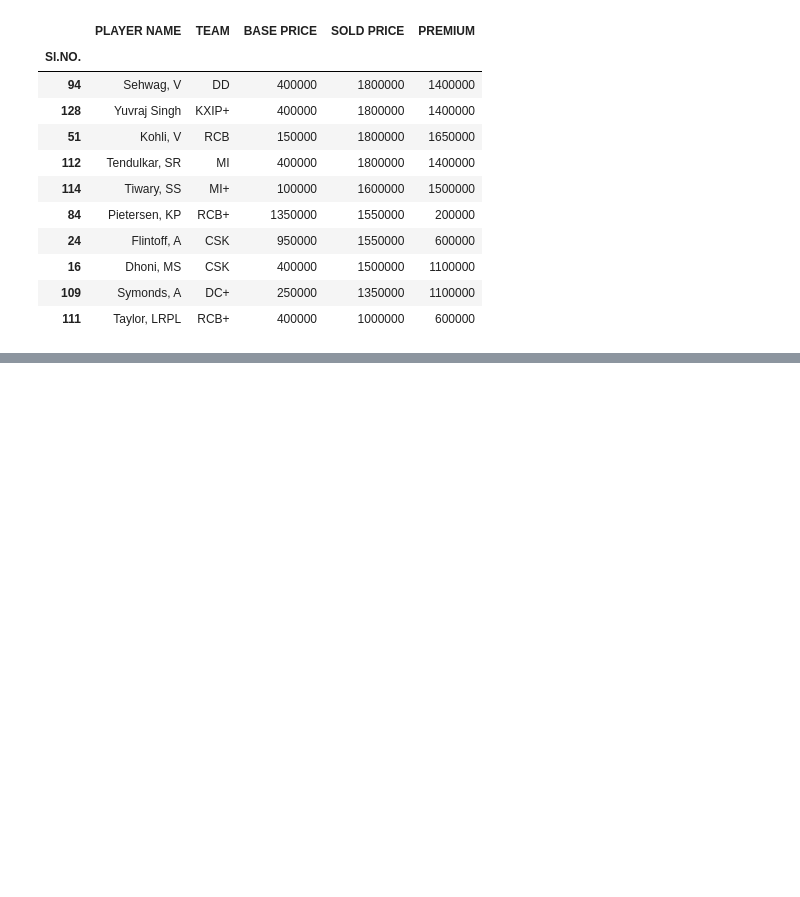
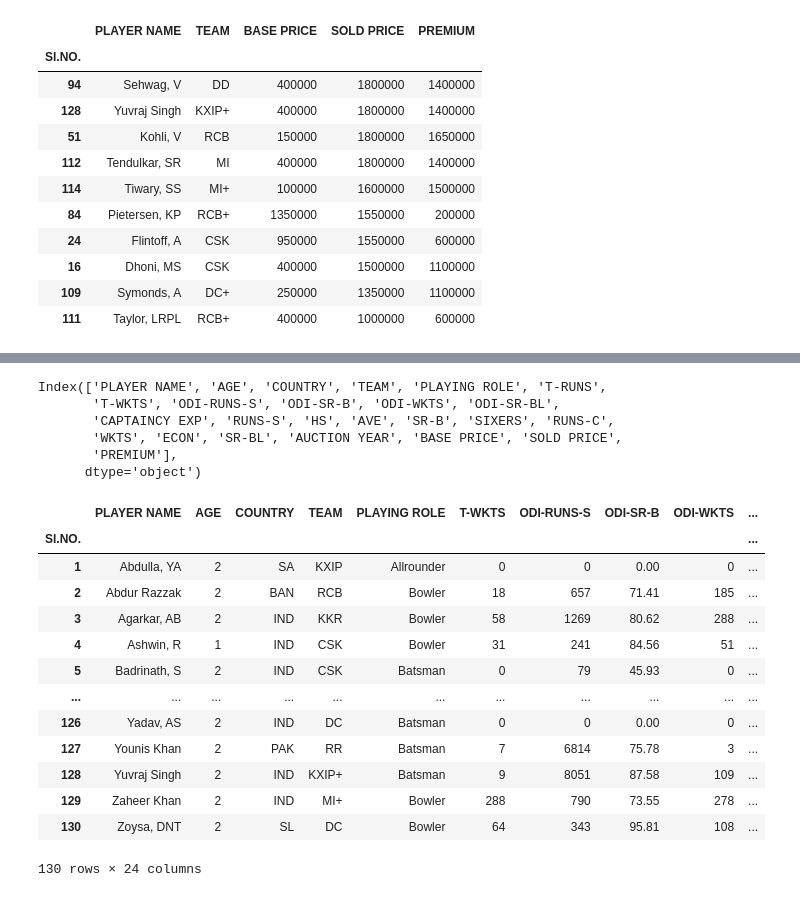
Before and after one commit to Sunny1729-prog/Data-Science-and-Machine-Learning, a Jupyter notebook: $_Class_5_6(DS_&_ML).ipynb, the cells around one changed output, grey strips where cells are left out. Drawn from its saved outputs; the diff is of its cells as text; code cells hidden in the pictures; blank space fills up the shorter version.

```diff
--- a/$_Class_5_6(DS_&_ML).ipynb
+++ b/$_Class_5_6(DS_&_ML).ipynb
@@ -370,0 +371,5 @@ df.head()
+# %%
+#Resetting  the index as default i.e range(1,no. of records,1)column of dataframe as index
+
+df=df.reset_index('Sl.NO.')
+df.head()
@@ -401,3 +414,6 @@ df2.sort_values(by='SOLD PRICE',ascending=False).head(10)
 | 16 | Dhoni, MS | CSK | 400000 | 1500000 | 1100000 |
 | 109 | Symonds, A | DC+ | 250000 | 1350000 | 1100000 |
 | 111 | Taylor, LRPL | RCB+ | 400000 | 1000000 | 600000 |
+# %%
+df.drop(columns=['AVE-BL'], axis=1,inplace=True)  # axis 1 means columns and axis 0 means rows, inplace writes the changes in the dataframe.
+df.head()
@@ -403,0 +429,28 @@ df2.sort_values(by='SOLD PRICE',ascending=False).head(10)
+# %%
+df.columns
+# %% [output]
+Index(['PLAYER NAME', 'AGE', 'COUNTRY', 'TEAM', 'PLAYING ROLE', 'T-RUNS',
+       'T-WKTS', 'ODI-RUNS-S', 'ODI-SR-B', 'ODI-WKTS', 'ODI-SR-BL',
+       'CAPTAINCY EXP', 'RUNS-S', 'HS', 'AVE', 'SR-B', 'SIXERS', 'RUNS-C',
+       'WKTS', 'ECON', 'SR-BL', 'AUCTION YEAR', 'BASE PRICE', 'SOLD PRICE',
+       'PREMIUM'],
+      dtype='object')
+# %%
+df.drop(columns=['T-RUNS'], axis=1,inplace=True)  # axis 1 means columns and axis 0 means rows, inplace writes the changes in the dataframe.
+# %%
+df
+# %% [output]
+|  | PLAYER NAME | AGE | COUNTRY | TEAM | PLAYING ROLE | T-WKTS | ODI-RUNS-S | ODI-SR-B | ODI-WKTS | ... |
+| Sl.NO. |  |  |  |  |  |  |  |  |  | ... |
+| 1 | Abdulla, YA | 2 | SA | KXIP | Allrounder | 0 | 0 | 0.00 | 0 | ... |
+| 2 | Abdur Razzak | 2 | BAN | RCB | Bowler | 18 | 657 | 71.41 | 185 | ... |
+| 3 | Agarkar, AB | 2 | IND | KKR | Bowler | 58 | 1269 | 80.62 | 288 | ... |
+| 4 | Ashwin, R | 1 | IND | CSK | Bowler | 31 | 241 | 84.56 | 51 | ... |
+| 5 | Badrinath, S | 2 | IND | CSK | Batsman | 0 | 79 | 45.93 | 0 | ... |
+| ... | ... | ... | ... | ... | ... | ... | ... | ... | ... | ... |
+| 126 | Yadav, AS | 2 | IND | DC | Batsman | 0 | 0 | 0.00 | 0 | ... |
+| 127 | Younis Khan | 2 | PAK | RR | Batsman | 7 | 6814 | 75.78 | 3 | ... |
+| 128 | Yuvraj Singh | 2 | IND | KXIP+ | Batsman | 9 | 8051 | 87.58 | 109 | ... |
+| 129 | Zaheer Khan | 2 | IND | MI+ | Bowler | 288 | 790 | 73.55 | 278 | ... |
+| 130 | Zoysa, DNT | 2 | SL | DC | Bowler | 64 | 343 | 95.81 | 108 | ... |
+130 rows × 24 columns
```
Also changed, not shown: parts of 17 cells of this notebook.
